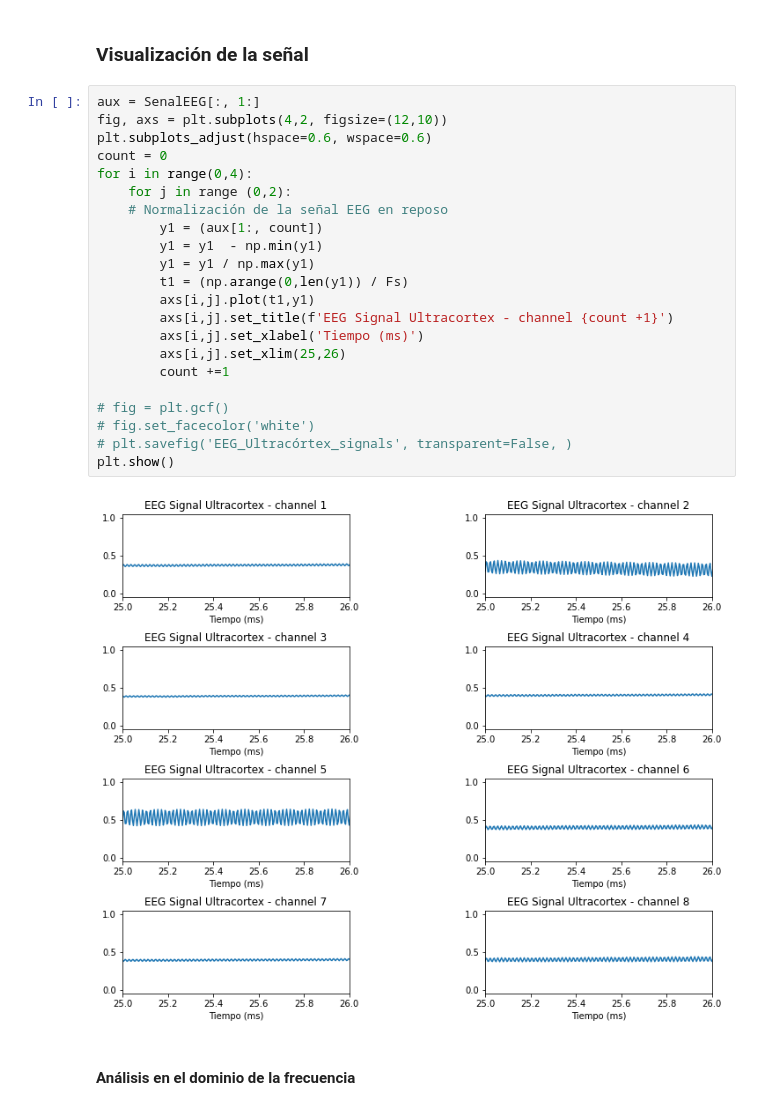
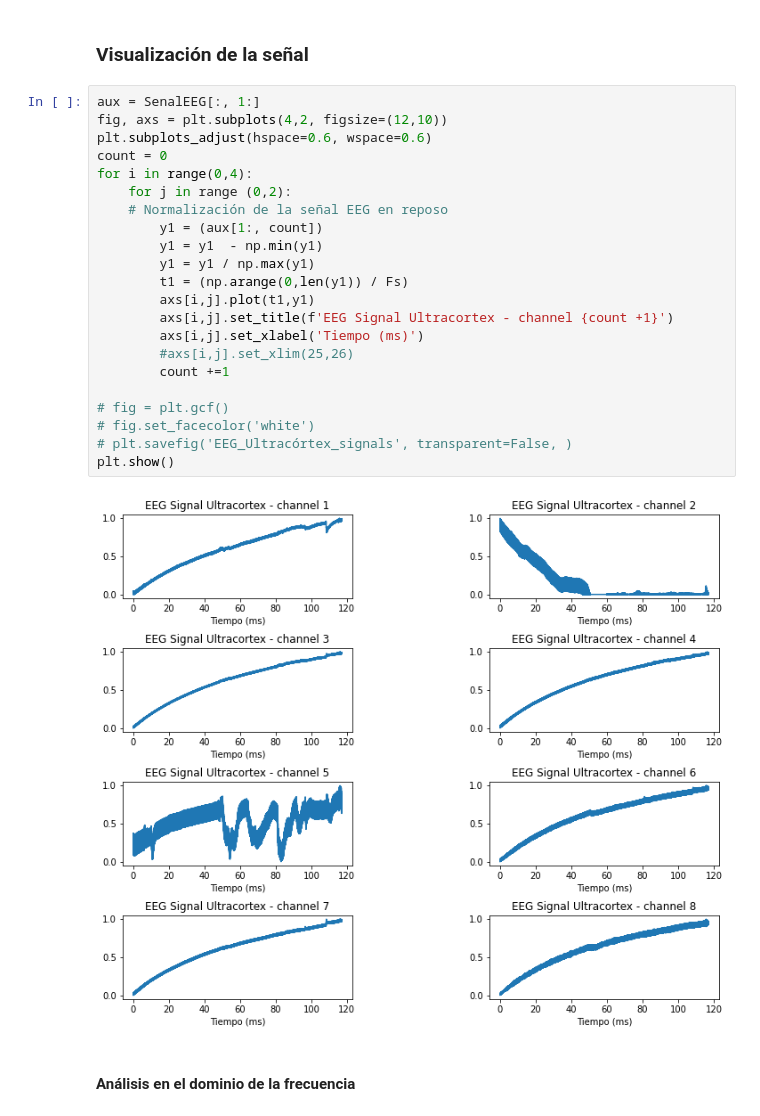
Before and after one commit to fruizg/Introduccion_de_senales, a Jupyter notebook: ISB/Laboratorios/Lab5_EEG/ProcesamientoSenal_Ultracortex.ipynb, the cells around one changed output. Saved outputs shown, nothing was run; the diff lists cells and outputs as text.

```diff
--- a/ISB/Laboratorios/Lab5_EEG/ProcesamientoSenal_Ultracortex.ipynb
+++ b/ISB/Laboratorios/Lab5_EEG/ProcesamientoSenal_Ultracortex.ipynb
@@ -42,27 +42,27 @@ SenalEEG = np.genfromtxt("Archivos_EEG/EEG_Ultracortex/OpenBCI-RAW.txt", delimit
 # %%
 aux = SenalEEG[:, 1:]
 fig, axs = plt.subplots(4,2, figsize=(12,10))
 plt.subplots_adjust(hspace=0.6, wspace=0.6)
 count = 0
 for i in range(0,4):
     for j in range (0,2):
     # Normalización de la señal EEG en reposo
         y1 = (aux[1:, count])
         y1 = y1  - np.min(y1)
         y1 = y1 / np.max(y1)
         t1 = (np.arange(0,len(y1)) / Fs)
         axs[i,j].plot(t1,y1)
         axs[i,j].set_title(f'EEG Signal Ultracortex - channel {count +1}')
         axs[i,j].set_xlabel('Tiempo (ms)')
-        axs[i,j].set_xlim(25,26)
+        #axs[i,j].set_xlim(25,26)
         count +=1
 
 # fig = plt.gcf()
 # fig.set_facecolor('white')
 # plt.savefig('EEG_Ultracórtex_signals', transparent=False, )
 plt.show()
 # %% [output]
-[figure, old version]
+[figure, new version]
 # %% [markdown]
 #### Análisis en el dominio de la frecuencia
 # %%
```
Also changed, not shown: 9 other files.
